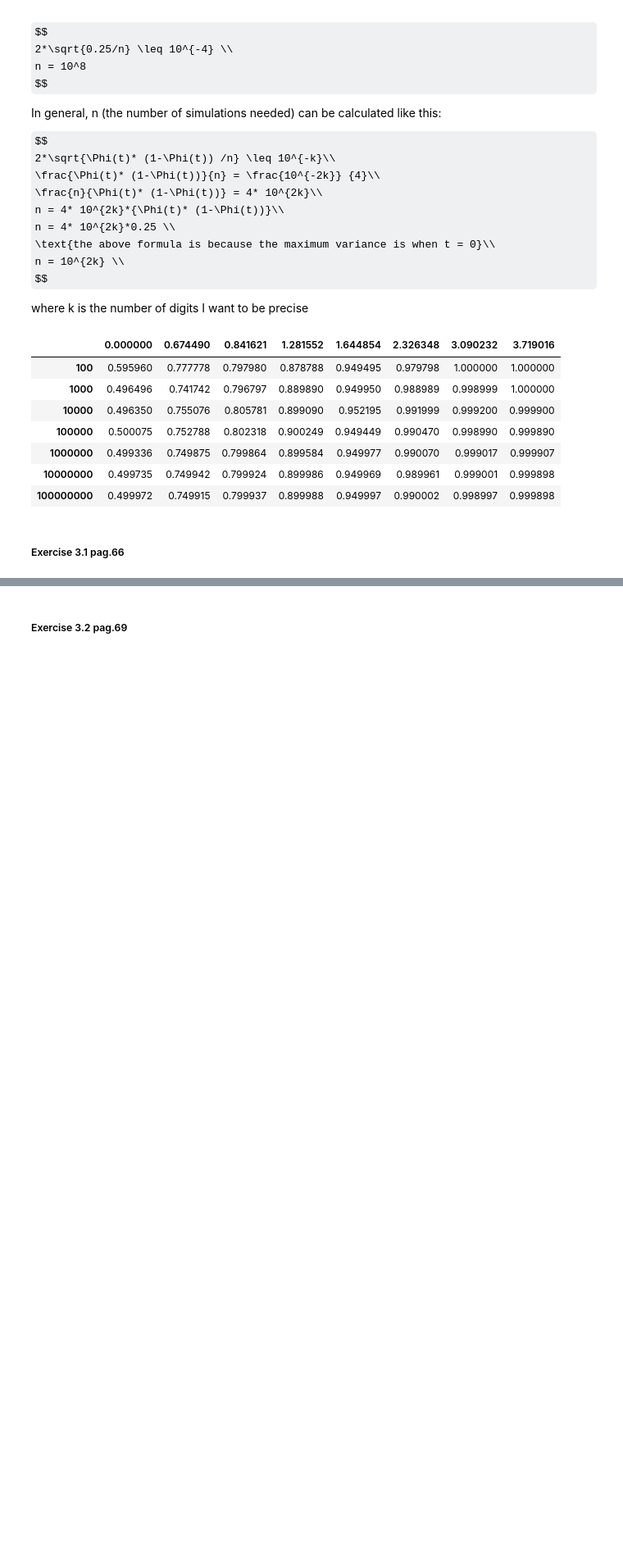
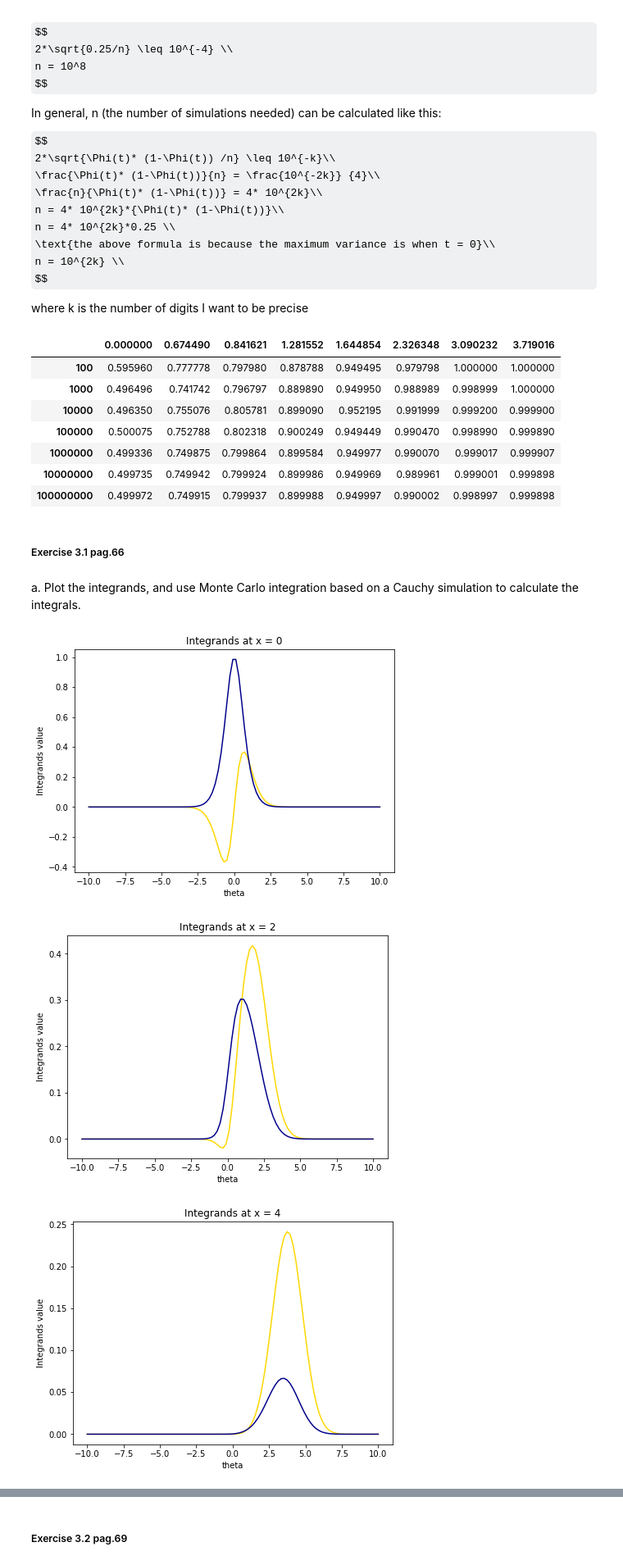
Before and after one commit to giorgiobini/Introducing-Monte-Carlo-Methods-with-Python, a Jupyter notebook: Chapter3.ipynb, the cells around one changed output, grey strips where cells are left out. Shown at 82% size. Drawn from its saved outputs; the diff is of its cells as text; code cells hidden in the pictures; some formulas as TeX source; blank space fills up the shorter version.

Commit message:
updts on mc integration

```diff
--- a/Chapter3.ipynb
+++ b/Chapter3.ipynb
@@ -155,3 +157,29 @@ table3_1
 | 100000000 | 0.499972 | 0.749915 | 0.799937 | 0.899988 | 0.949997 | 0.990002 | 0.998997 | 0.999898 |
 # %% [markdown]
 ##### Exercise 3.1 pag.66
+# %% [markdown]
+a. Plot the integrands, and use Monte Carlo integration based on a Cauchy simulation to calculate the integrals.
+# %%
+Nsim = 10**4
+xs = [0, 2, 4]
+# %%
+def f1(t, x):
+    return t/(1+(t)**2)*np.exp( - ((x -t)**2) / 2)
+def f2(t, x):
+    return 1/(1+(t)**2)*np.exp( - ((x -t)**2) / 2)
+
+#plot the integrands
+#fig, ax = plt.subplots(figsize=(7,5))
+x_axis = np.linspace(-10, 10, 100)
+for x in xs:
+    fig, ax = plt.subplots(figsize=(7,5))
+    ax.plot(x_axis, f1(x_axis, x), color ='gold',  label = 'f1')
+    ax.plot(x_axis, f2(x_axis, x), color ='darkblue', label = 'f2')
+    ax.set_ylabel('Integrands value')
+    ax.set_title('Integrands at x = {}'.format(x))
+    ax.set_xlabel('theta')
+    plt.show()
+# %% [output]
+[figure, added]
+[figure, added]
+[figure, added]
```
Also changed, not shown: parts of 38 cells of this notebook, 1 other file.
